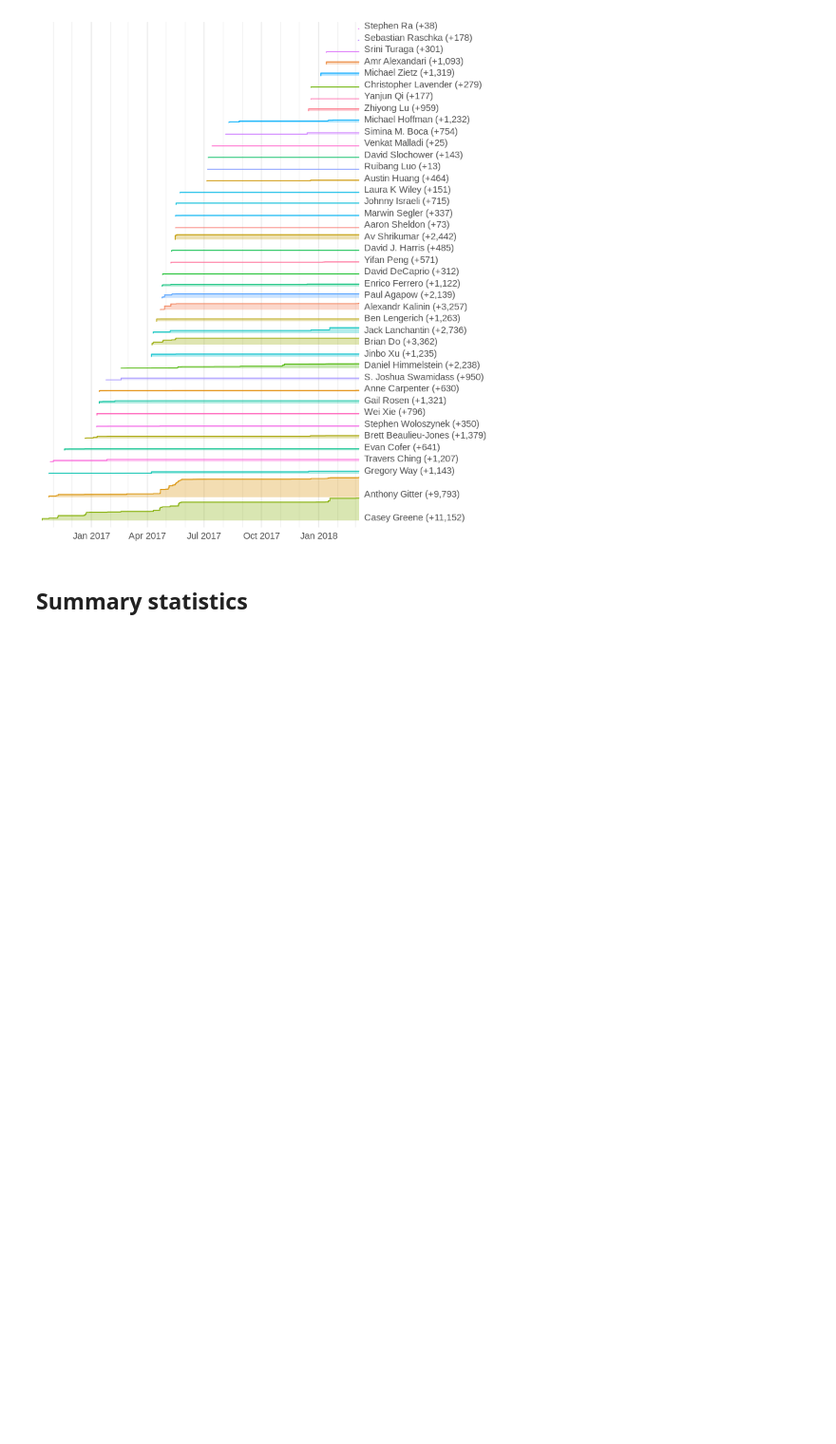
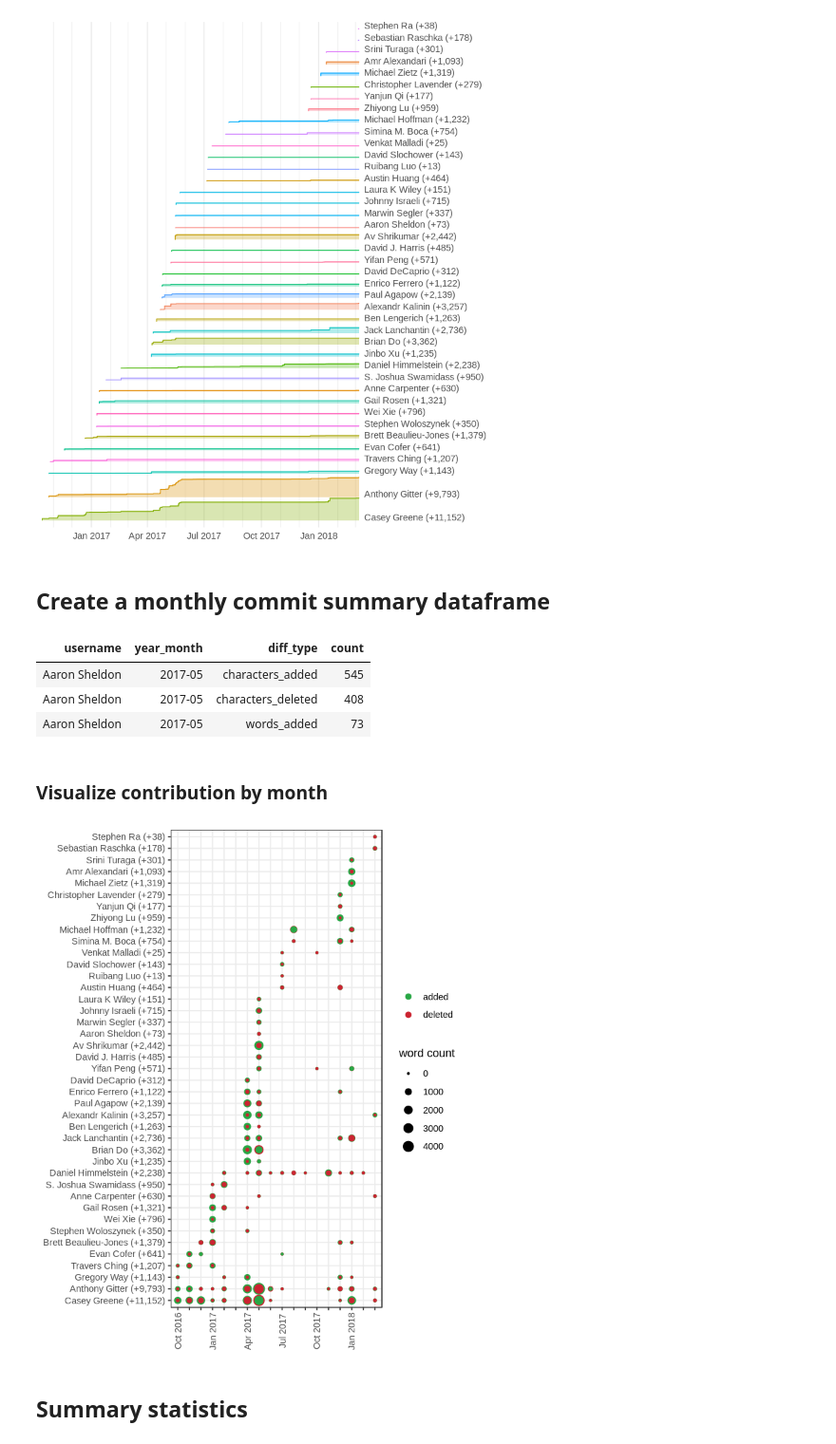
Before and after one commit to greenelab/meta-review, a Jupyter notebook: analyses/deep-review-contrib/02.contrib-viz.ipynb, the cells around one changed output. Shown at 95% size. Cells and saved outputs as stored; diff of their text form; code cells hidden in the pictures; blank space fills up the shorter version.

Commit message:
deep-review-contrib: add monthly dot plot Refs https://github.com/greenelab/meta-review/issues/149

```diff
--- a/analyses/deep-review-contrib/02.contrib-viz.ipynb
+++ b/analyses/deep-review-contrib/02.contrib-viz.ipynb
@@ -261,3 +261,67 @@ gg
 ggplot2::ggsave(gg, filename = 'deep-review-contribution-ridge.png', dpi = 300, width = width, height = height, bg = 'transparent')
 ggplot2::ggsave(gg, filename = 'deep-review-contribution-ridge.svg', width = width, height = height, bg = 'transparent')
 ggplot2::ggsave(gg, filename = 'deep-review-contribution-ridge.pdf', width = width, height = height, bg = 'transparent')
+# %% [markdown]
+## Create a monthly commit summary dataframe
+# %%
+month_df = commit_df %>%
+  dplyr::mutate(year_month=substr(date, 0, 7)) %>%
+  tidyr::gather('diff_type', 'count', words_added:characters_deleted) %>%
+  dplyr::group_by(username, year_month, diff_type) %>%
+  dplyr::summarize(
+    count = sum(count)
+  ) %>%
+  dplyr::ungroup()
+month_df %>% head(3)
+# %% [output]
+| username | year_month | diff_type | count |
+| Aaron Sheldon | 2017-05 | characters_added | 545 |
+| Aaron Sheldon | 2017-05 | characters_deleted | 408 |
+| Aaron Sheldon | 2017-05 | words_added | 73 |
+# %% [markdown]
+### Visualize contribution by month
+# %%
+# Create year_month breaks to gaurantee no missing months
+`%m+%` = lubridate::`%m+%`
+year_month_breaks = format(seq(min(commit_df$date), max(commit_df$date) %m+% months(1), by = "month"), "%Y-%m")
+
+
+year_month_labeler = function(year_month) {
+  # Function to return axis labels for every third year_month
+  date_ = lubridate::ymd(year_month, truncated = 1)
+  month_ = lubridate::month(date_)
+  if (month_ %% 3 == 1) {
+    return(format(date_, "%b %Y"))
+  }
+  return("")
+}
+year_month_labeler = Vectorize(year_month_labeler)
+
+# diff_type colors
+diff_type_colors = c(
+  words_added = '#28A745',
+  words_deleted = '#CB2431'
+)
+# %%
+# Set figure dimensions
+width = 5.7
+height = 7
+options(repr.plot.width=width, repr.plot.height=height)
+
+gg = month_df %>%
+  dplyr::filter(diff_type %in% c('words_added', 'words_deleted')) %>%
+  dplyr::arrange(desc(count)) %>%
+  #dplyr::arrange(desc(diff_type)) %>%
+  ggplot2::ggplot(ggplot2::aes(x=year_month, y = username, size = count, color=diff_type)) +
+  ggplot2::geom_point(stroke=1) +
+  ggplot2::scale_y_discrete(limits=usage_df$username, position = 'top', labels=y_labels, name=NULL) +
+  ggplot2::scale_x_discrete(limits = year_month_breaks, labels=year_month_labeler, name=NULL) +
+  ggplot2::scale_size_area(max_size = 4, name='word count') +
+  ggplot2::scale_color_manual(values=diff_type_colors, name=NULL, labels=c('added', 'deleted')) +
+  ggplot2::coord_fixed() +
+  ggplot2::theme_bw() +
+  ggplot2::theme(axis.text.x = ggplot2::element_text(angle = 90, vjust = 0.5))
+
+gg
+# %% [output]
+[figure, added]
```
Also changed, not shown: parts of 2 cells of this notebook, 5 other files.
